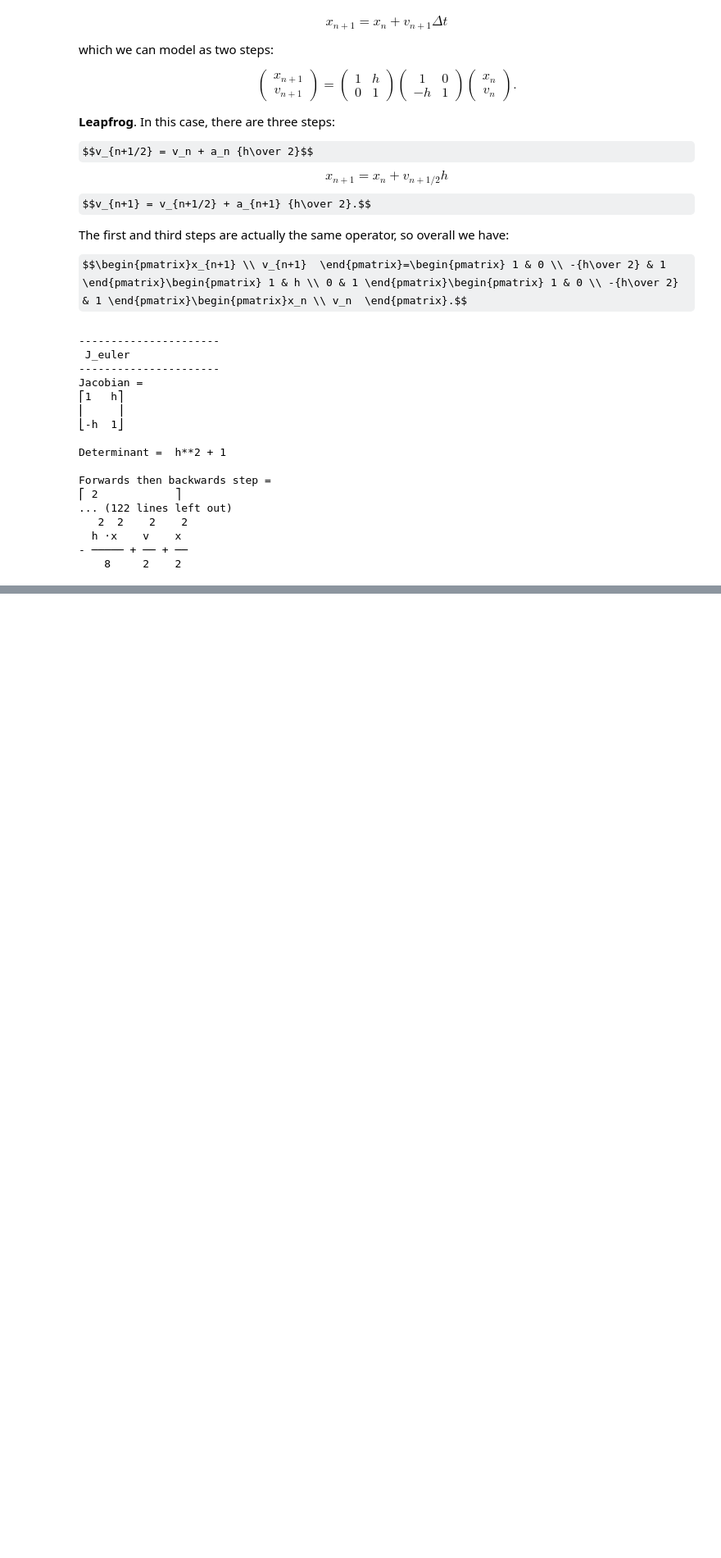
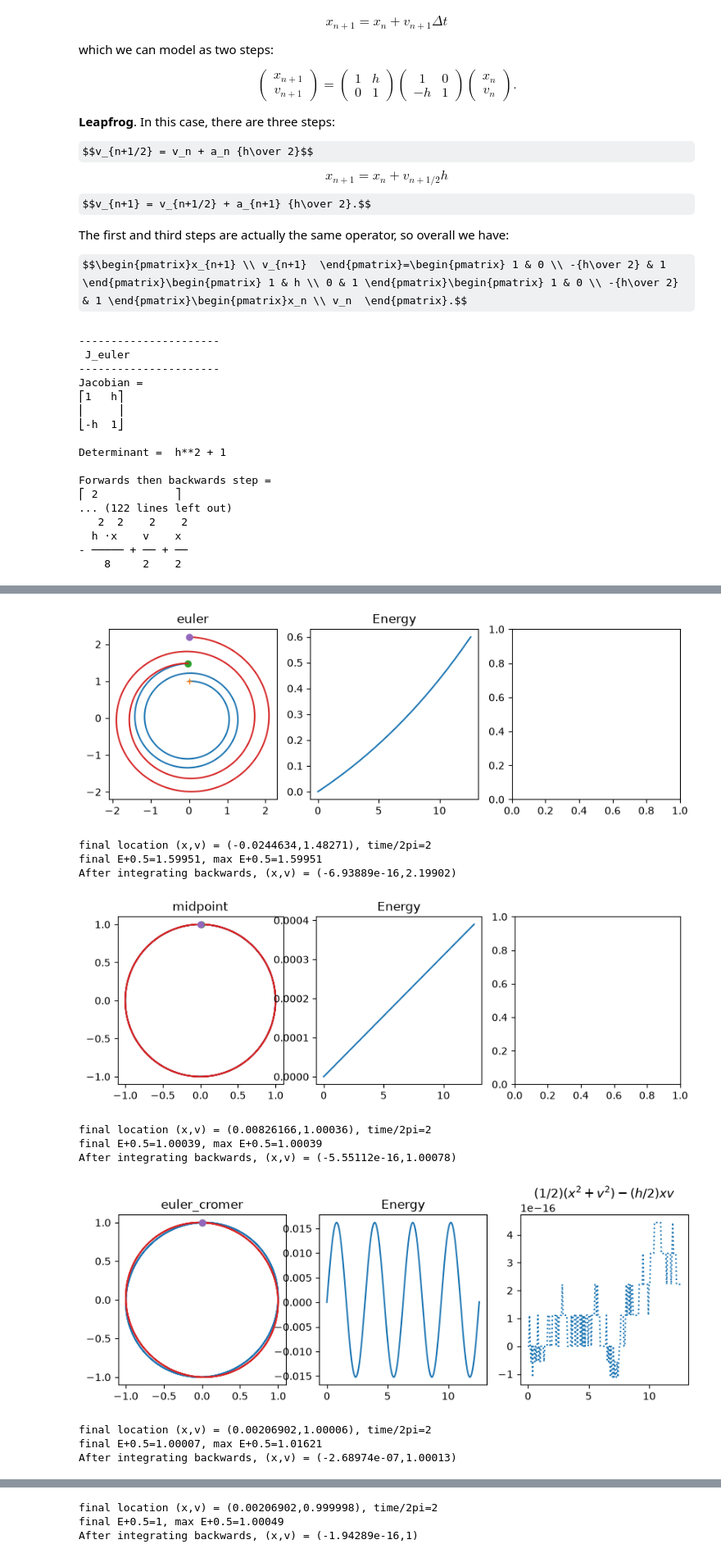
Before and after one commit to andrewcumming/phys512, a Jupyter notebook: solutions_ivp.ipynb, the cells around one changed output, grey strips where cells are left out. Shown at 82% size. Cells and saved outputs as stored; diff of their text form; code cells hidden in the pictures; some formulas as TeX source; blank space fills up the shorter version.

```diff
--- a/solutions_ivp.ipynb
+++ b/solutions_ivp.ipynb
@@ -381,0 +431,55 @@ Forwards then backwards step =
+# %%
+nsteps = 100   # number of steps per oscillation period
+norbits = 2 # number of oscillations to integrate
+
+integrators = (euler, midpoint, euler_cromer, leapfrog)
+
+for integrator in integrators:
+
+    dt = 2*np.pi / nsteps
+    t = np.arange(int(nsteps*norbits+1))*dt
+    x, v = integrator(int(nsteps*norbits), dt, 0, 1)
+    E = 0.5 * (x**2 + v**2)
+
+    fig = plt.figure(figsize=(10,3))
+    plt.subplot(131)
+    plt.plot(x, v)
+    plt.plot(x[0], v[0], '+')
+    plt.plot(x[-1], v[-1], 'o')
+    plt.title(integrator.__name__)
+
+    # now integrate back in time
+    x2, v2 = integrator(int(nsteps*norbits), -dt, x[-1], v[-1])
+    plt.plot(x2, v2)
+    plt.plot(x2[-1], v2[-1], 'o')
+
+    plt.subplot(132)
+    plt.plot(t, E-0.5)
+    plt.title('Energy')
+
+    plt.subplot(133)
+    if integrator is euler_cromer:
+        plt.plot(t, E - 0.5 * dt * x * v - 0.5,":")
+        plt.title(r'$(1/2)(x^2+v^2)-(h/2) xv$')
+    if integrator is leapfrog:
+        plt.plot(t, E - 0.125 * dt**2 * x**2 - 0.5,":")
+        plt.title(r'$(1/2)(x^2+v^2)-(h^2/8) x^2$')
+
+    plt.show()
+
+    print('final location (x,v) = (%lg,%lg), time/2pi=%lg' % (x[-1],v[-1],t[-1]/(2*np.pi)))
+    print('final E+0.5=%lg, max E+0.5=%lg' % (E[-1]+0.5,max(abs(E+0.5))))
+    print('After integrating backwards, (x,v) = (%lg,%lg)' % (x2[-1],v2[-1]))
+# %% [output]
+[figure, added]
+final location (x,v) = (-0.0244634,1.48271), time/2pi=2
+final E+0.5=1.59951, max E+0.5=1.59951
+After integrating backwards, (x,v) = (-6.93889e-16,2.19902)
+[figure, added]
+final location (x,v) = (0.00826166,1.00036), time/2pi=2
+final E+0.5=1.00039, max E+0.5=1.00039
+After integrating backwards, (x,v) = (-5.55112e-16,1.00078)
+[figure, added]
+final location (x,v) = (0.00206902,1.00006), time/2pi=2
+final E+0.5=1.00007, max E+0.5=1.01621
+After integrating backwards, (x,v) = (-2.68974e-07,1.00013)
@@ -381,0 +487,3 @@ Forwards then backwards step =
+final location (x,v) = (0.00206902,0.999998), time/2pi=2
+final E+0.5=1, max E+0.5=1.00049
+After integrating backwards, (x,v) = (-1.94289e-16,1)
```
Also changed, not shown: parts of 6 cells of this notebook.
